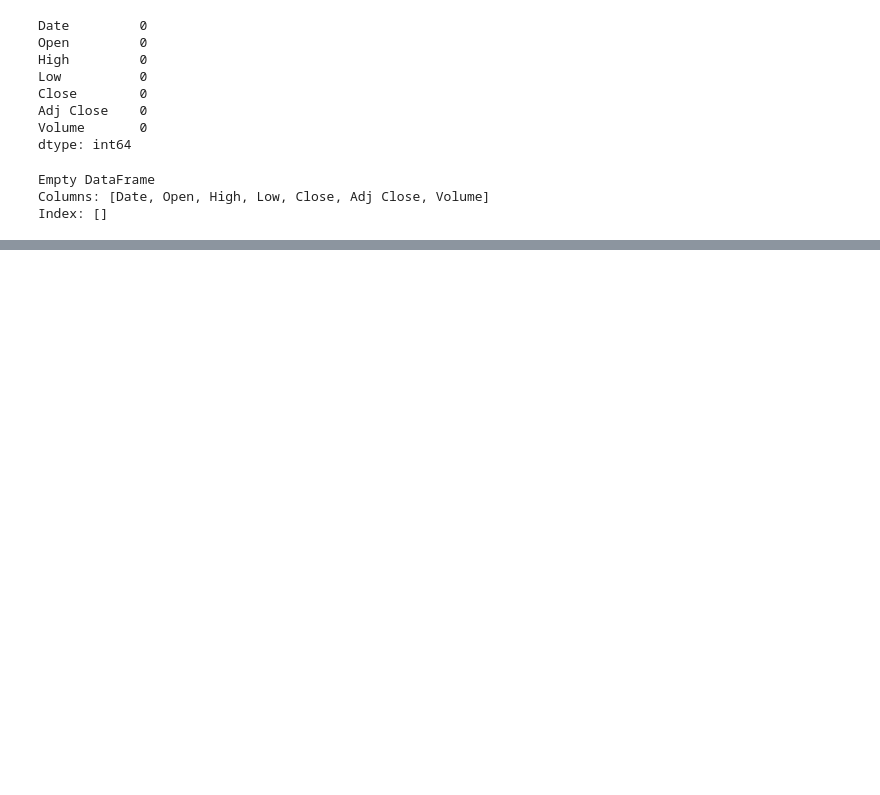
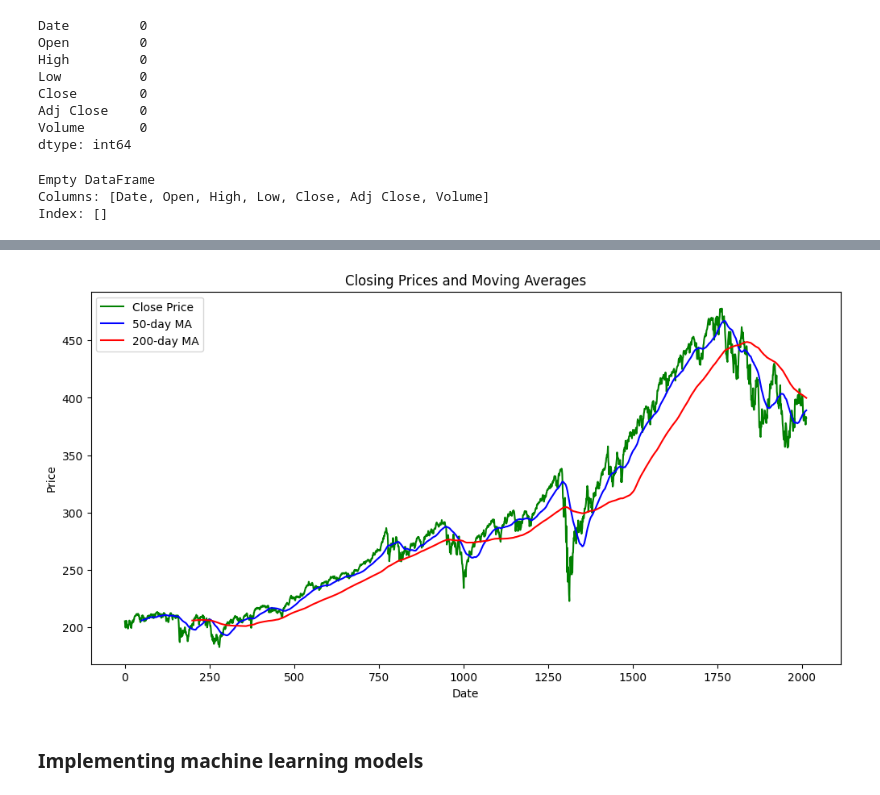
Before and after one commit to NamPham1010/Machine_Learning_SPY, a Jupyter notebook: ML_Project_MA_SPY.ipynb, the cells around one changed output, grey strips where cells are left out. Drawn from its saved outputs; the diff is of its cells as text; code cells hidden in the pictures; blank space fills up the shorter version.

```diff
--- a/ML_Project_MA_SPY.ipynb
+++ b/ML_Project_MA_SPY.ipynb
@@ -194,0 +189,16 @@ plt.show()
+# %%
+# Plotting the MA on SPY chart
+plt.figure(figsize=(12, 6))
+sns.lineplot(x=df.index, y=df['Close'], label='Close Price', color='green')
+sns.lineplot(x=df.index, y=df['50MA'], label='50-day MA', color='blue')
+sns.lineplot(x=df.index, y=df['200MA'], label='200-day MA', color='red')
+
+plt.xlabel('Date')
+plt.ylabel('Price')
+plt.title('Closing Prices and Moving Averages')
+plt.legend()
+plt.show()
+# %% [output]
+[figure, added]
+# %% [markdown]
+### Implementing machine learning models
```
Also changed, not shown: parts of 28 cells of this notebook.
